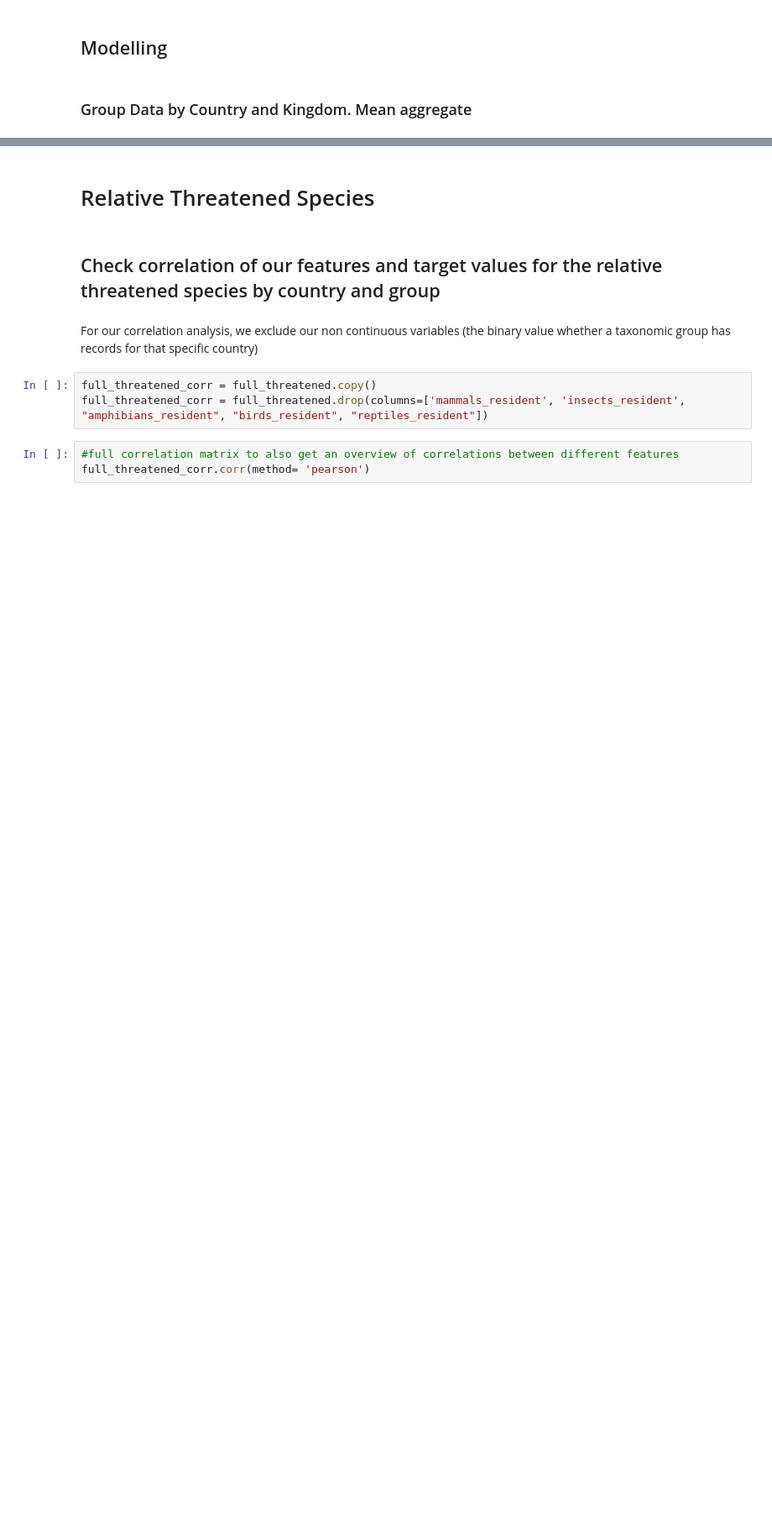
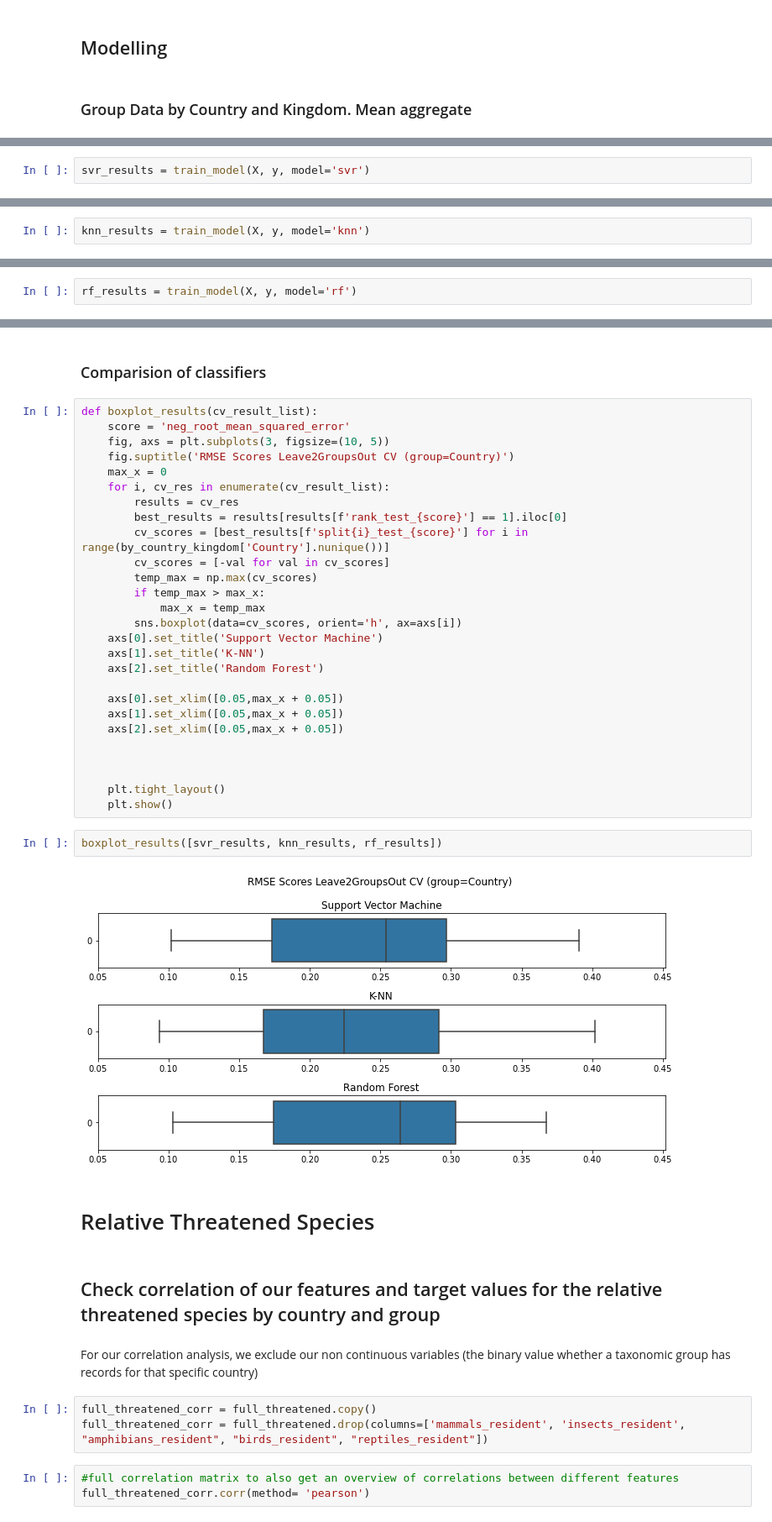
Before and after one commit to MarkusKiesel93/DOPPThreatenedSpecies, a Jupyter notebook: merged_data_analysis.ipynb, the cells around one changed output, grey strips where cells are left out. Shown at 84% size. Drawn from its saved outputs; the diff is of its cells as text; blank space fills up the shorter version.

Commit message:
add modelling for trends, add analysis of results

```diff
--- a/merged_data_analysis.ipynb
+++ b/merged_data_analysis.ipynb
@@ -498,0 +565,2 @@ by_country_kingdom.drop(['kingdom_class', 'Country'], axis=1).describe()
+# %%
+svr_results = train_model(X, y, model='svr')
@@ -498,0 +575,2 @@ by_country_kingdom.drop(['kingdom_class', 'Country'], axis=1).describe()
+# %%
+knn_results = train_model(X, y, model='knn')
@@ -498,0 +584,2 @@ by_country_kingdom.drop(['kingdom_class', 'Country'], axis=1).describe()
+# %%
+rf_results = train_model(X, y, model='rf')
@@ -499,3 +656,36 @@ by_country_kingdom.drop(['kingdom_class', 'Country'], axis=1).describe()
+# %% [markdown]
+### Comparision of classifiers
+# %%
+def boxplot_results(cv_result_list):
+    score = 'neg_root_mean_squared_error'
+    fig, axs = plt.subplots(3, figsize=(10, 5))
+    fig.suptitle('RMSE Scores Leave2GroupsOut CV (group=Country)')
+    max_x = 0
+    for i, cv_res in enumerate(cv_result_list):
+        results = cv_res
+        best_results = results[results[f'rank_test_{score}'] == 1].iloc[0]
+        cv_scores = [best_results[f'split{i}_test_{score}'] for i in range(by_country_kingdom['Country'].nunique())]
+        cv_scores = [-val for val in cv_scores]
+        temp_max = np.max(cv_scores)
+        if temp_max > max_x:
+            max_x = temp_max
+        sns.boxplot(data=cv_scores, orient='h', ax=axs[i])
+    axs[0].set_title('Support Vector Machine')
+    axs[1].set_title('K-NN')
+    axs[2].set_title('Random Forest')
+
+    axs[0].set_xlim([0.05,max_x + 0.05])
+    axs[1].set_xlim([0.05,max_x + 0.05])
+    axs[2].set_xlim([0.05,max_x + 0.05])
+
+
+
+    plt.tight_layout()
+    plt.show()
+# %%
+boxplot_results([svr_results, knn_results, rf_results])
+# %% [output]
+[figure, added]
 # %% [markdown]
 # Relative Threatened Species
 # %% [markdown]
```
Also changed, not shown: parts of 49 cells of this notebook.
